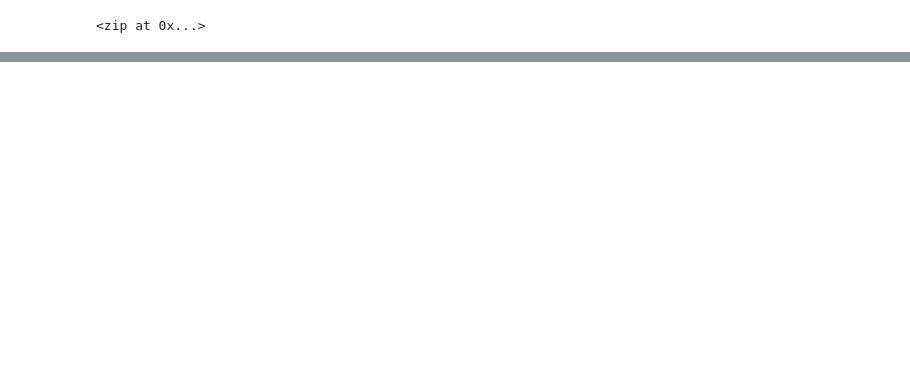
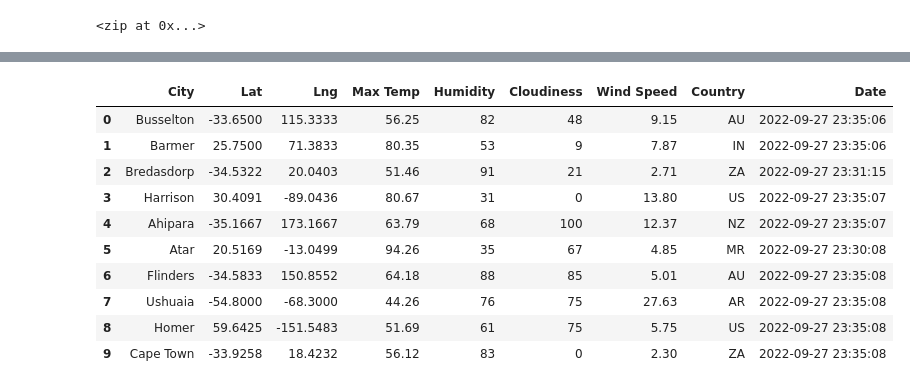
Before and after one commit to maherabdallah/World-Weather-Analysis, a Jupyter notebook: WeatherPy.ipynb, the cells around one changed output, grey strips where cells are left out. Saved outputs shown, nothing was run; the diff lists cells and outputs as text; code cells hidden in the pictures; blank space fills up the shorter version.

Commit message:
Modifying .gitignore and adding WeatherPy file

```diff
--- a/WeatherPy.ipynb
+++ b/WeatherPy.ipynb
@@ -33,0 +40,4 @@ len(cities)
+# %%
+# Starting URL for Weather Map API Call.
+url = "http://api.openweathermap.org/data/2.5/weather?units=Imperial&APPID=" + weather_api_key
+print(url)
@@ -33,0 +142,16 @@ len(cities)
+# %%
+# Convert the array of dictionaries to a Pandas DataFrame.
+city_data_df = pd.DataFrame(city_data)
+city_data_df.head(10)
+# %% [output]
+|  | City | Lat | Lng | Max Temp | Humidity | Cloudiness | Wind Speed | Country | Date |
+| 0 | Busselton | -33.6500 | 115.3333 | 56.25 | 82 | 48 | 9.15 | AU | 2022-09-27 23:35:06 |
+| 1 | Barmer | 25.7500 | 71.3833 | 80.35 | 53 | 9 | 7.87 | IN | 2022-09-27 23:35:06 |
+| 2 | Bredasdorp | -34.5322 | 20.0403 | 51.46 | 91 | 21 | 2.71 | ZA | 2022-09-27 23:31:15 |
+| 3 | Harrison | 30.4091 | -89.0436 | 80.67 | 31 | 0 | 13.80 | US | 2022-09-27 23:35:07 |
+| 4 | Ahipara | -35.1667 | 173.1667 | 63.79 | 68 | 100 | 12.37 | NZ | 2022-09-27 23:35:07 |
+| 5 | Atar | 20.5169 | -13.0499 | 94.26 | 35 | 67 | 4.85 | MR | 2022-09-27 23:30:08 |
+| 6 | Flinders | -34.5833 | 150.8552 | 64.18 | 88 | 85 | 5.01 | AU | 2022-09-27 23:35:08 |
+| 7 | Ushuaia | -54.8000 | -68.3000 | 44.26 | 76 | 75 | 27.63 | AR | 2022-09-27 23:35:08 |
+| 8 | Homer | 59.6425 | -151.5483 | 51.69 | 61 | 75 | 5.75 | US | 2022-09-27 23:35:08 |
+| 9 | Cape Town | -33.9258 | 18.4232 | 56.12 | 83 | 0 | 2.30 | ZA | 2022-09-27 23:35:08 |
```
Also changed, not shown: parts of 9 cells of this notebook, 3 other files.
